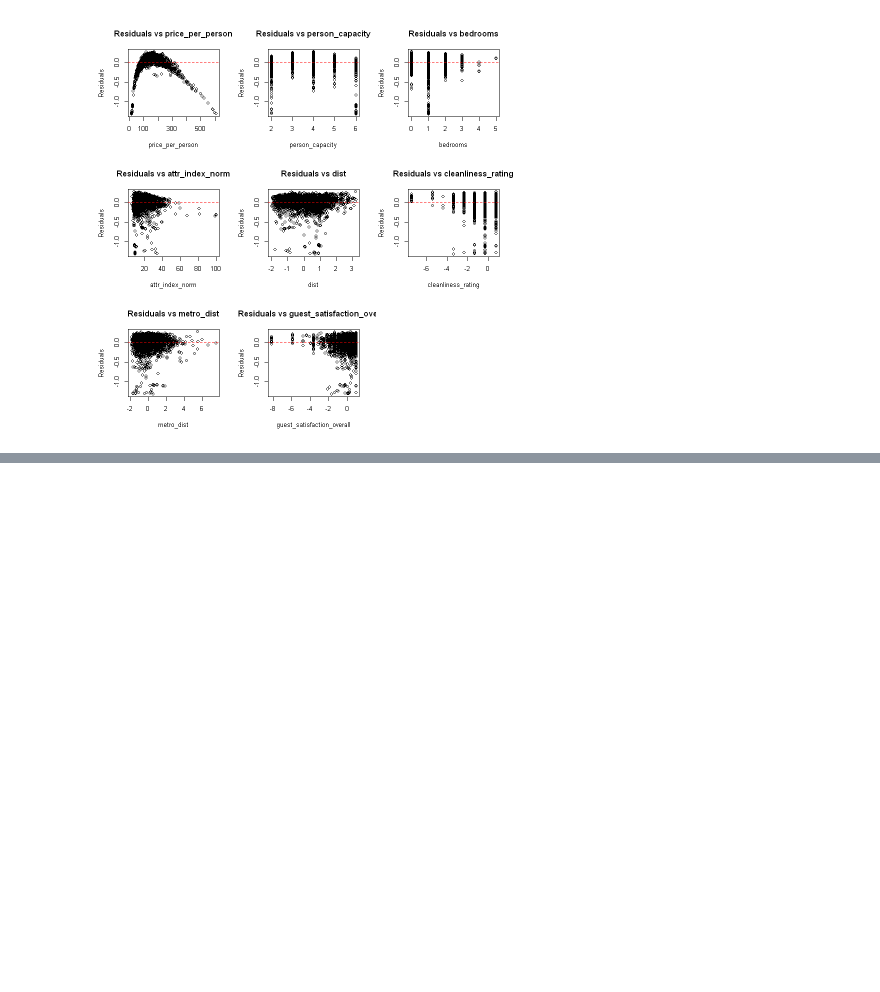
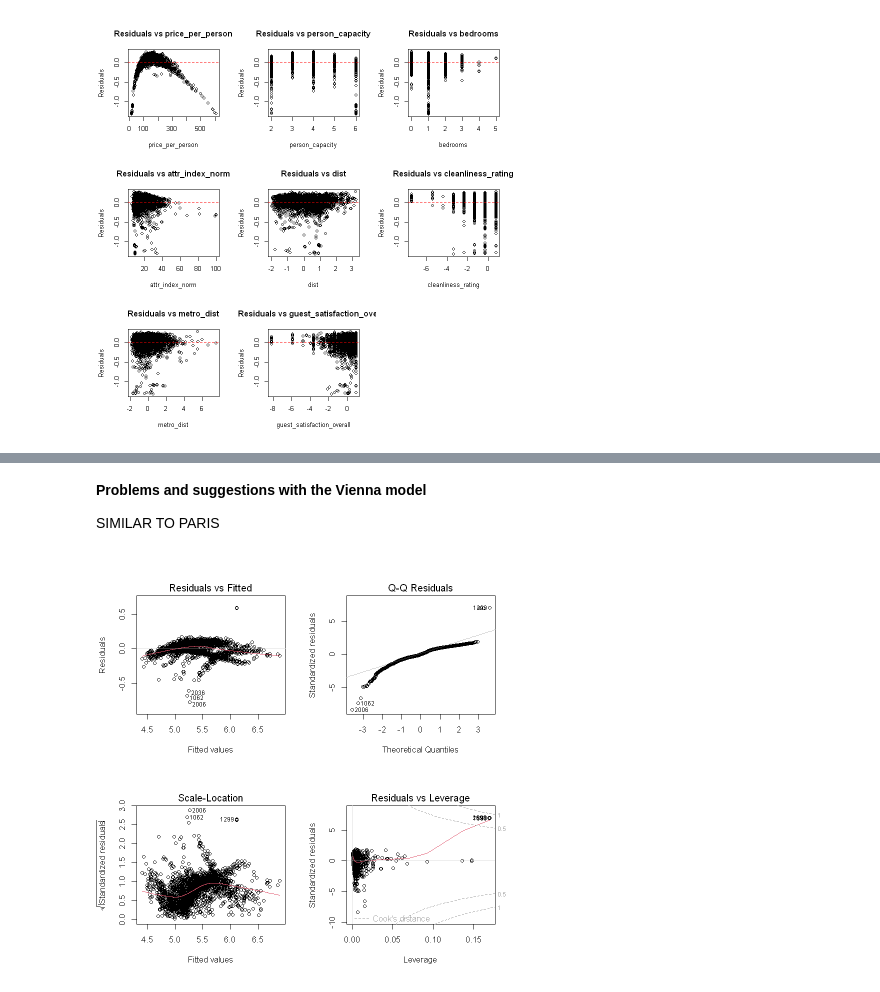
Before and after one commit to Winston8885/STAT-301, a Jupyter notebook: project.ipynb, the cells around one changed output, grey strips where cells are left out. Cells and saved outputs as stored; diff of their text form; code cells hidden in the pictures; blank space fills up the shorter version.

```diff
--- a/project.ipynb
+++ b/project.ipynb
@@ -1086,0 +1170,19 @@ A tibble: 9 × 7
+# %% [markdown]
+**Problems and suggestions with the Vienna model**
+
+SIMILAR TO PARIS
+# %%
+fit_vienna_1 <- lm(
+  log_realSum ~
+    price_per_person + I(price_per_person^2) +
+    dist             + I(dist^2)             +
+    guest_satisfaction_overall + I(guest_satisfaction_overall^2) +
+    person_capacity + bedrooms +
+    attr_index_norm + cleanliness_rating + metro_dist,
+  data = vienna_train
+)
+# %%
+par(mfrow = c(2,2))
+plot(fit_vienna_1)
+# %% [output]
+[figure, added]
```
Also changed, not shown: parts of 47 cells of this notebook.
